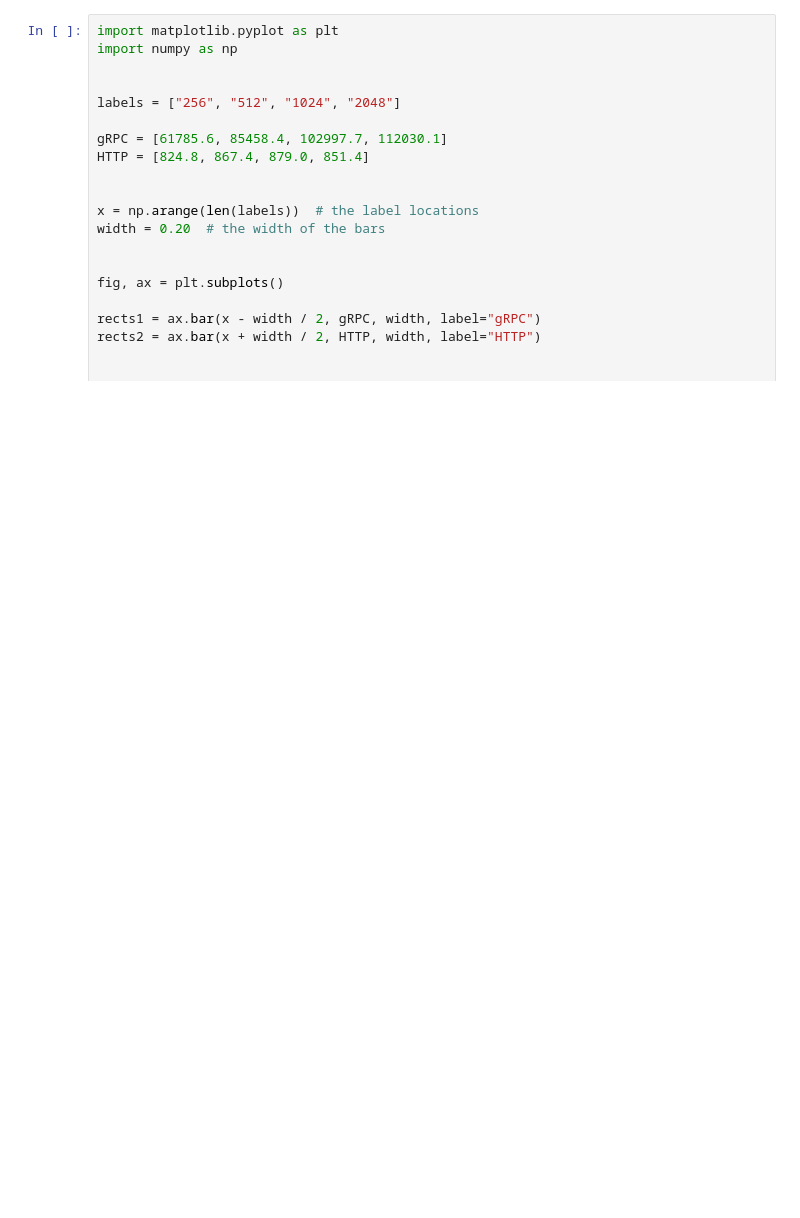
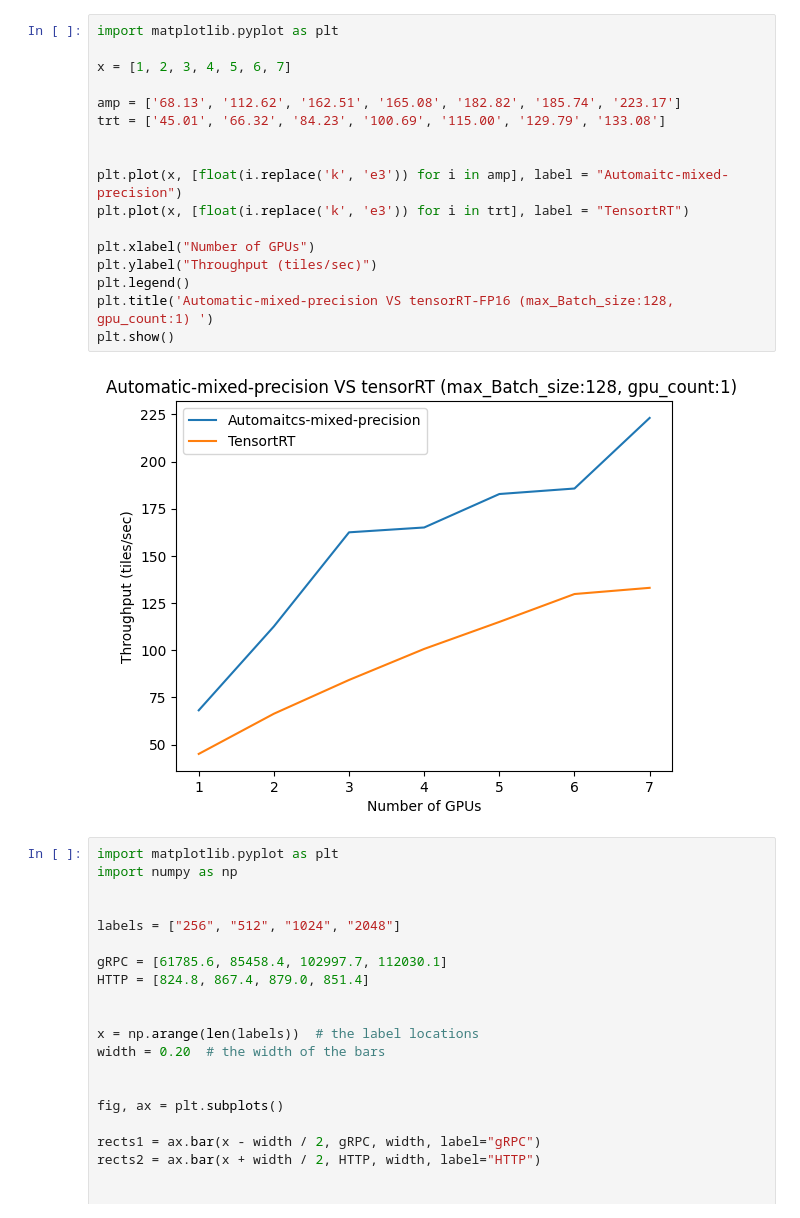
Before and after one commit to PathologyDataScience/triteia, a Jupyter notebook: benchmarking/tritonserver_Matplotlib.ipynb, the cells around one changed output. Saved outputs shown, nothing was run; the diff lists cells and outputs as text; blank space fills up the shorter version.

Commit message:
Add comparision between amp and trt batch size 128

```diff
--- a/benchmarking/tritonserver_Matplotlib.ipynb
+++ b/benchmarking/tritonserver_Matplotlib.ipynb
@@ -1,3 +1,22 @@
+# %%
+import matplotlib.pyplot as plt
+
+x = [1, 2, 3, 4, 5, 6, 7]
+
+amp = ['68.13', '112.62', '162.51', '165.08', '182.82', '185.74', '223.17']
+trt = ['45.01', '66.32', '84.23', '100.69', '115.00', '129.79', '133.08']
+
+
+plt.plot(x, [float(i.replace('k', 'e3')) for i in amp], label = "Automaitc-mixed-precision")
+plt.plot(x, [float(i.replace('k', 'e3')) for i in trt], label = "TensortRT")
+
+plt.xlabel("Number of GPUs")
+plt.ylabel("Throughput (tiles/sec)")
+plt.legend()
+plt.title('Automatic-mixed-precision VS tensorRT-FP16 (max_Batch_size:128, gpu_count:1) ')
+plt.show()
+# %% [output]
+[figure, added]
 # %%
 import matplotlib.pyplot as plt
 import numpy as np
```
